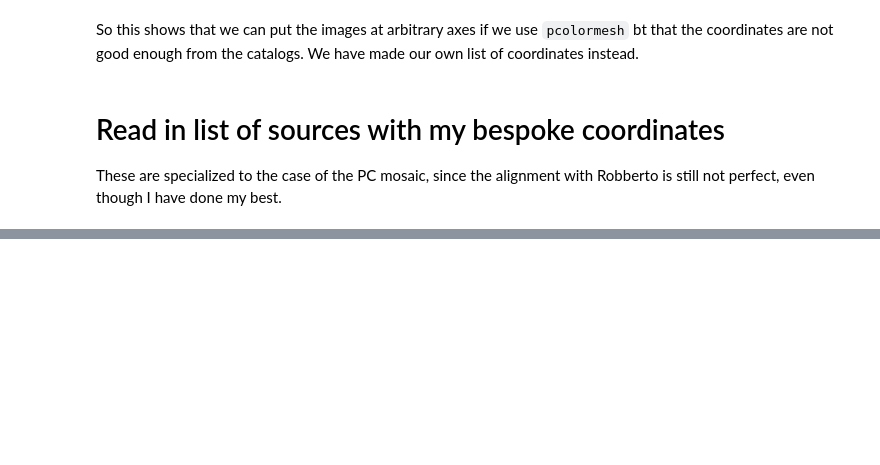
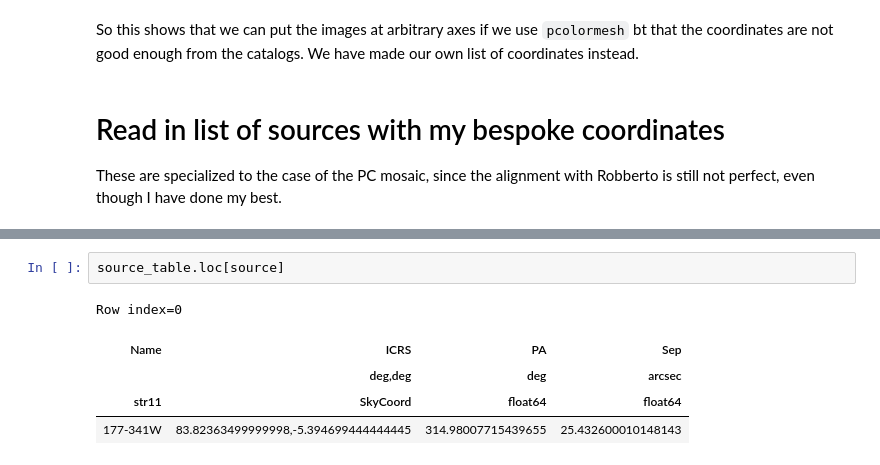
Before and after one commit to will-henney/neutral-proplyds, a Jupyter notebook: notebooks/00-profiles-PC.ipynb, the cells around one changed output, grey strips where cells are left out. Saved outputs shown, nothing was run; the diff lists cells and outputs as text; blank space fills up the shorter version.

```diff
--- a/notebooks/00-profiles-PC.ipynb
+++ b/notebooks/00-profiles-PC.ipynb
@@ -176,0 +242,8 @@ These are specialized to the case of the PC mosaic, since the alignment with Rob
+# %%
+source_table.loc[source]
+# %% [output]
+Row index=0
+| Name | ICRS | PA | Sep |
+|  | deg,deg | deg | arcsec |
+| str11 | SkyCoord | float64 | float64 |
+| 177-341W | 83.82363499999998,-5.394699444444445 | 314.98007715439655 | 25.432600010148143 |
```
Also changed, not shown: parts of 14 cells of this notebook, 1 other file.
